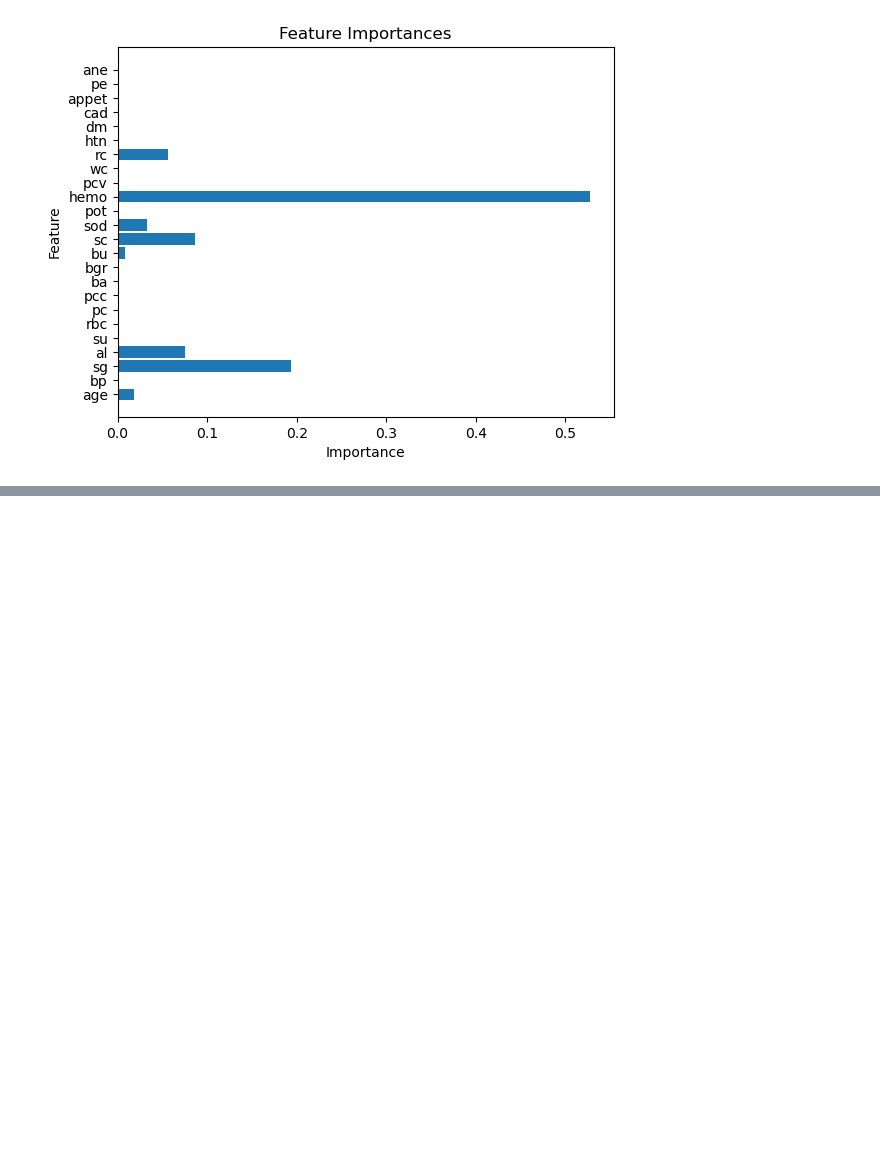
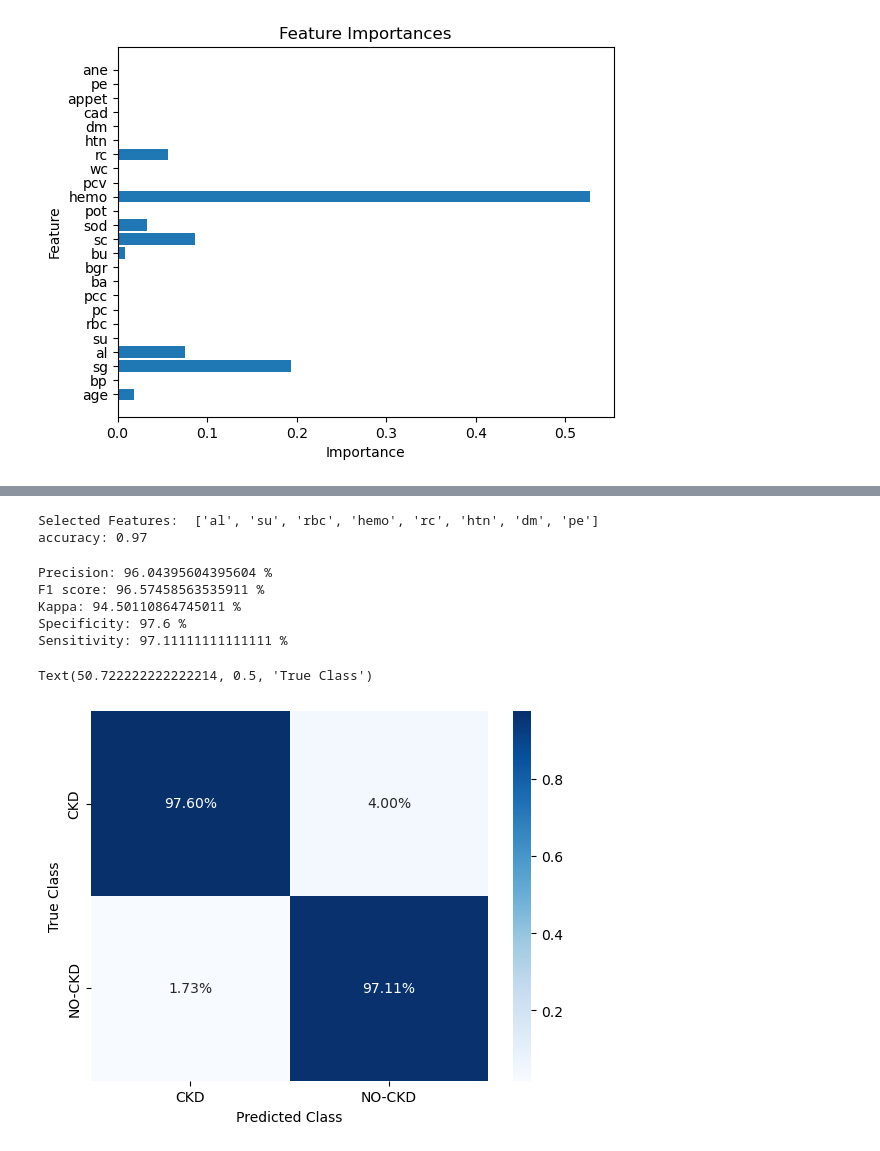
Before and after one commit to praveen3225/ML_PROJECT_CKD-Prediction, a Jupyter notebook: MINI PROJECT/miniproject.ipynb, the cells around one changed output, grey strips where cells are left out. Cells and saved outputs as stored; diff of their text form; code cells hidden in the pictures; blank space fills up the shorter version.

```diff
--- a/MINI PROJECT/miniproject.ipynb
+++ b/MINI PROJECT/miniproject.ipynb
@@ -349,3 +350,56 @@ Specificity: 98.4 %
 Sensitivity: 96.66666666666667 %
 Text(50.722222222222214, 0.5, 'True Class')
 [figure]
+# %%
+selected_features=['al','su','rbc','hemo','rc','htn','dm','pe']
+X_selected=X[selected_features]
+clf=DecisionTreeClassifier()
+rfe=RFE(estimator=clf,n_features_to_select=8)
+rfe.fit(X_selected,y)
+print("Selected Features: ",[feature for feature,selected in zip(selected_features,rfe.support_)if selected])
+cv_scores=cross_val_score(rfe,X,y,cv=10)
+print("accuracy:",cv_scores.mean())
+# %% [output]
+Selected Features:  ['al', 'su', 'rbc', 'hemo', 'rc', 'htn', 'dm', 'pe']
+accuracy: 0.97
+# %%
+for train_index, test_index in kf.split(X):
+    X_train, X_test = X.iloc[train_index], X.iloc[test_index]
+    y_train, y_test = y.iloc[train_index], y.iloc[test_index]
+    rfe.fit(X_train, y_train)
+    y_true.extend(y_test)
+    y_pred.extend(rfe.predict(X_test))
+
+cm = confusion_matrix(y_true, y_pred)
+
+
+precision = precision_score(y_true, y_pred)
+recall = recall_score(y_true, y_pred)
+f1 = f1_score(y_true, y_pred)
+kappa = cohen_kappa_score(y_true, y_pred)
+
+tn, fp, fn, tp = cm.ravel()
+specificity = tn / (tn + fp)
+sensitivity = tp / (tp + fn)
+
+print("Precision:", precision*100,"%")
+print("F1 score:", f1*100,"%")
+print("Kappa:", kappa*100,"%")
+print("Specificity:", specificity*100,"%")
+print("Sensitivity:", sensitivity*100,"%")
+
+
+cm_normalized=cm/np.sum(cm,axis=1)
+xl=['CKD', 'NO-CKD']
+yl=['CKD','NO-CKD']
+sns.heatmap(cm_normalized,cmap="Blues",fmt='.2%',annot=True,cbar_kws={"orientation":"vertical"},xticklabels=xl,yticklabels=yl)
+plt.xlabel("Predicted Class")
+plt.ylabel("True Class")
+# %% [output]
+Precision: 96.04395604395604 %
+F1 score: 96.57458563535911 %
+Kappa: 94.50110864745011 %
+Specificity: 97.6 %
+Sensitivity: 97.11111111111111 %
+Text(50.722222222222214, 0.5, 'True Class')
+[figure, added]
```
Also changed, not shown: parts of 5 cells of this notebook.
